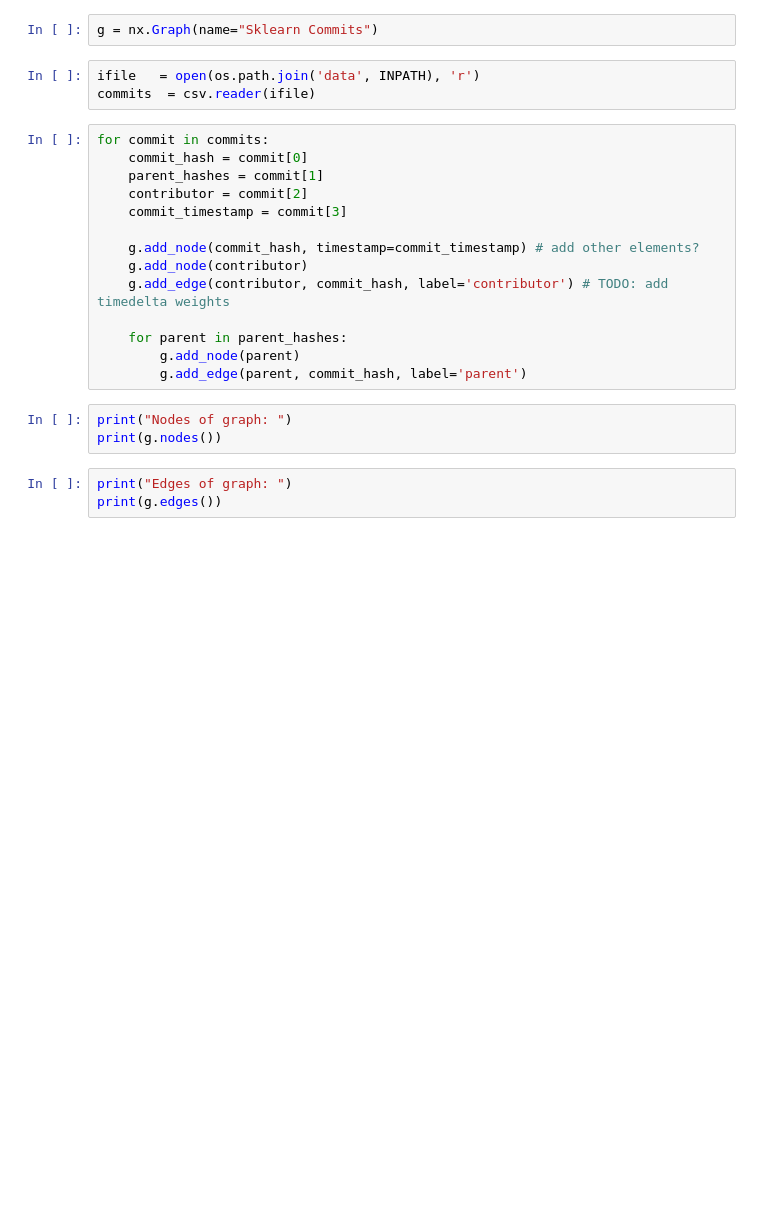
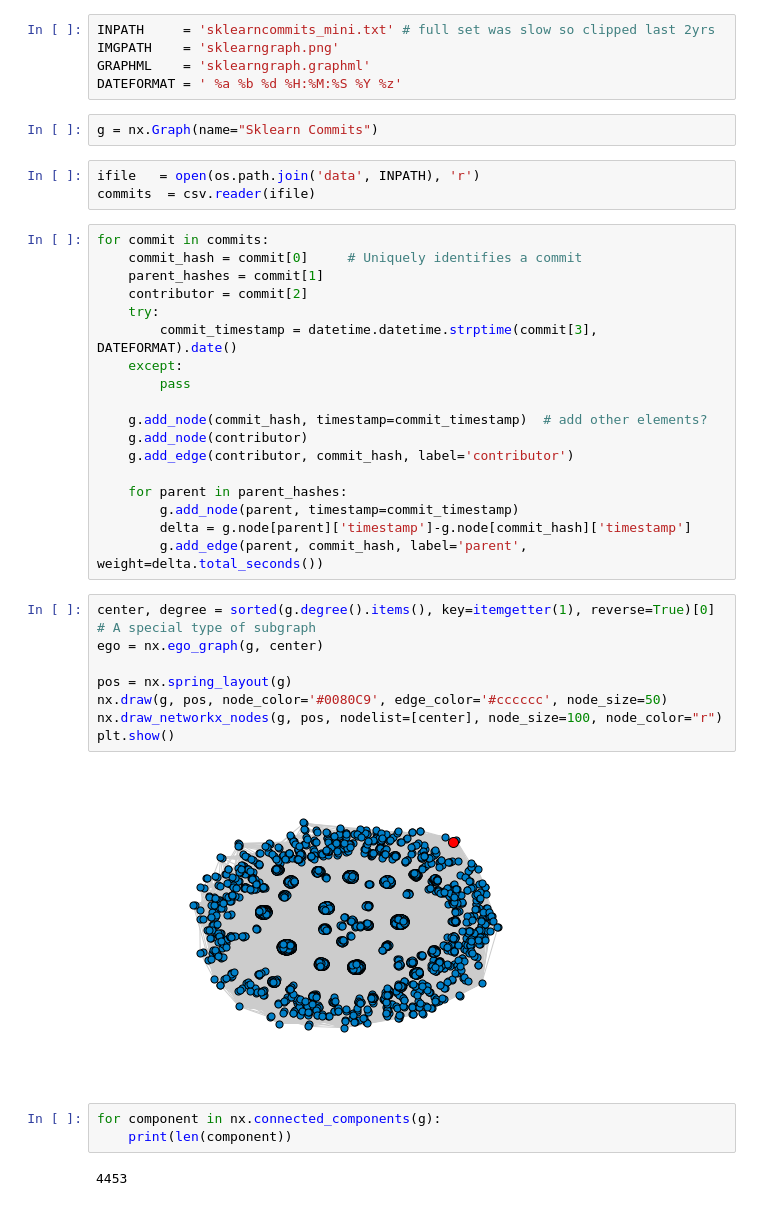
Before and after one commit to rebeccabilbro/raleigh, a Jupyter notebook: Sklearn Growth.ipynb, the cells around one changed output. Cells and saved outputs as stored; diff of their text form; blank space fills up the shorter version.

Commit message:
added timedeltas, TODO: address GraphML writer error

```diff
--- a/Sklearn Growth.ipynb
+++ b/Sklearn Growth.ipynb
@@ -12,3 +17,8 @@ OUTPATH  = 'sklearngraph.png'
+# %%
+INPATH     = 'sklearncommits_mini.txt' # full set was slow so clipped last 2yrs
+IMGPATH    = 'sklearngraph.png'
+GRAPHML    = 'sklearngraph.graphml'
+DATEFORMAT = ' %a %b %d %H:%M:%S %Y %z'
 # %%
 g = nx.Graph(name="Sklearn Commits")
 # %%
@@ -16,21 +26,35 @@ ifile   = open(os.path.join('data', INPATH), 'r')
 commits  = csv.reader(ifile)
 # %%
 for commit in commits:
-    commit_hash = commit[0]
+    commit_hash = commit[0]     # Uniquely identifies a commit
     parent_hashes = commit[1]
     contributor = commit[2]
-    commit_timestamp = commit[3]
+    try:
+        commit_timestamp = datetime.datetime.strptime(commit[3], DATEFORMAT).date()
+    except:
+        pass
 
-    g.add_node(commit_hash, timestamp=commit_timestamp) # add other elements?
+    g.add_node(commit_hash, timestamp=commit_timestamp)  # add other elements?
     g.add_node(contributor)
-    g.add_edge(contributor, commit_hash, label='contributor') # TODO: add timedelta weights
+    g.add_edge(contributor, commit_hash, label='contributor')
 
     for parent in parent_hashes:
-        g.add_node(parent)
-        g.add_edge(parent, commit_hash, label='parent')
+        g.add_node(parent, timestamp=commit_timestamp)
+        delta = g.node[parent]['timestamp']-g.node[commit_hash]['timestamp']
+        g.add_edge(parent, commit_hash, label='parent', weight=delta.total_seconds())
-# %%
-print("Nodes of graph: ")
-print(g.nodes())
-# %%
-print("Edges of graph: ")
-print(g.edges())
+# %%
+center, degree = sorted(g.degree().items(), key=itemgetter(1), reverse=True)[0]
+# A special type of subgraph
+ego = nx.ego_graph(g, center)
+
+pos = nx.spring_layout(g)
+nx.draw(g, pos, node_color='#0080C9', edge_color='#cccccc', node_size=50)
+nx.draw_networkx_nodes(g, pos, nodelist=[center], node_size=100, node_color="r")
+plt.show()
+# %% [output]
+[figure, added]
+# %%
+for component in nx.connected_components(g):
+    print(len(component))
+# %% [output]
+4453
```
Also changed, not shown: parts of 10 cells of this notebook, 2 other files.
